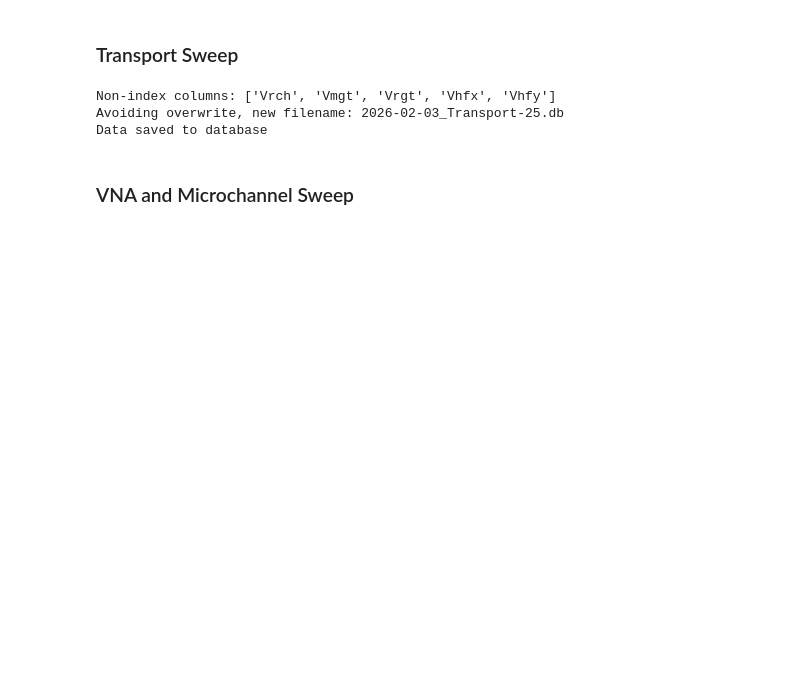
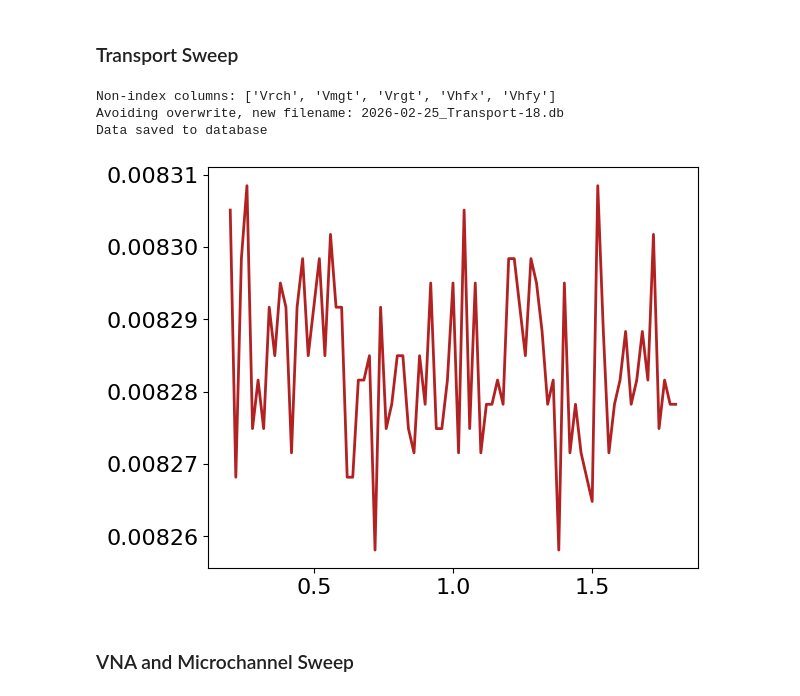
Before and after one commit to AJSchleusner/Experiment-3, a Jupyter notebook: acquisition_v3.ipynb, the cells around one changed output. Saved outputs shown, nothing was run; the diff lists cells and outputs as text; code cells hidden in the pictures; blank space fills up the shorter version.

```diff
--- a/acquisition_v3.ipynb
+++ b/acquisition_v3.ipynb
@@ -399,15 +403,23 @@ plt.show()
 # %% [markdown]
 ### Transport Sweep
 # %%
-expr.Vsign = 0.200
+expr.Vsign = 0.100
 form_tag = 'SDATA'
 gen_sign.output = 'on'
+expr.Vres = 1.0
+vna.set_output('OFF')
+#avg_time = 0.2
+
+# Beginning values
+time_start = time.asctime()
+device, func, units = readout_bluefors_dict['T_MXC']
+temp_start = func(device)
 
 expr.sweep_params(
     var     =   ['Vrch', 'Vmgt', 'Vrgt'],
     s1      =   0.2,
-    s2      =   1.0,
-    num     =   181,
+    s2      =   1.8,
+    num     =   81,
     scale   =   'linear',
     offset  =   [0, 0, 0]
 )
@@ -428,9 +440,50 @@ exp_name = 'Transport'
 expr.init_reads(printing=False, format_router=form_tag);
 
 # Run the VNA experiment
-sweep, step, values = expr.run_experiment(exp_name, savedata=True,
-                            format_tag=form_tag, return_data=True);
+sweep, step, values, path = expr.run_experiment(exp_name, savedata=True,
+                            format_tag=form_tag, return_data=True,
+                            return_path=True,
+#                            avg_period=avg_time,
+                            extra_metadata={
+                                'Start Time': time_start,
+                                'Start Temp (MXC)': temp_start,
+#                                'Lock-in Avg Period': avg_time
+                                });
+
+
+# Append ending values to the metadata table
+con = sqlite3.connect(path)
+try:
+    rows = [
+        ('notebook', 'End Time', time.asctime()),
+        ('notebook', 'End Temp (MXC)', func(device)),
+        # Add more rows here as needed
+    ]
+    with con:  # auto-commits on success, rolls back on exception
+        con.executemany(
+            "INSERT INTO metadata (category, key, value) VALUES (?, ?, ?)",
+            rows
+        )
+finally:
+    con.close()
 # %% [output]
 Non-index columns: ['Vrch', 'Vmgt', 'Vrgt', 'Vhfx', 'Vhfy']
-Avoiding overwrite, new filename: 2026-02-03_Transport-25.db
+Avoiding overwrite, new filename: 2026-02-25_Transport-18.db
 Data saved to database
+# %%
+plt.rcParams.update({'font.size': 16})
+values = np.array(values)
+
+V = values[0:651,0]
+x = values[0:651,3]
+y = values[0:651,4]
+r = np.sqrt(x**2 + y**2)
+
+# First y-axis: waveform
+plt.plot(V, x, color='firebrick', lw=2)
+
+
+plt.tight_layout()
+plt.show()
+# %% [output]
+[figure, added]
```
Also changed, not shown: parts of 24 cells of this notebook, 3 other files.
